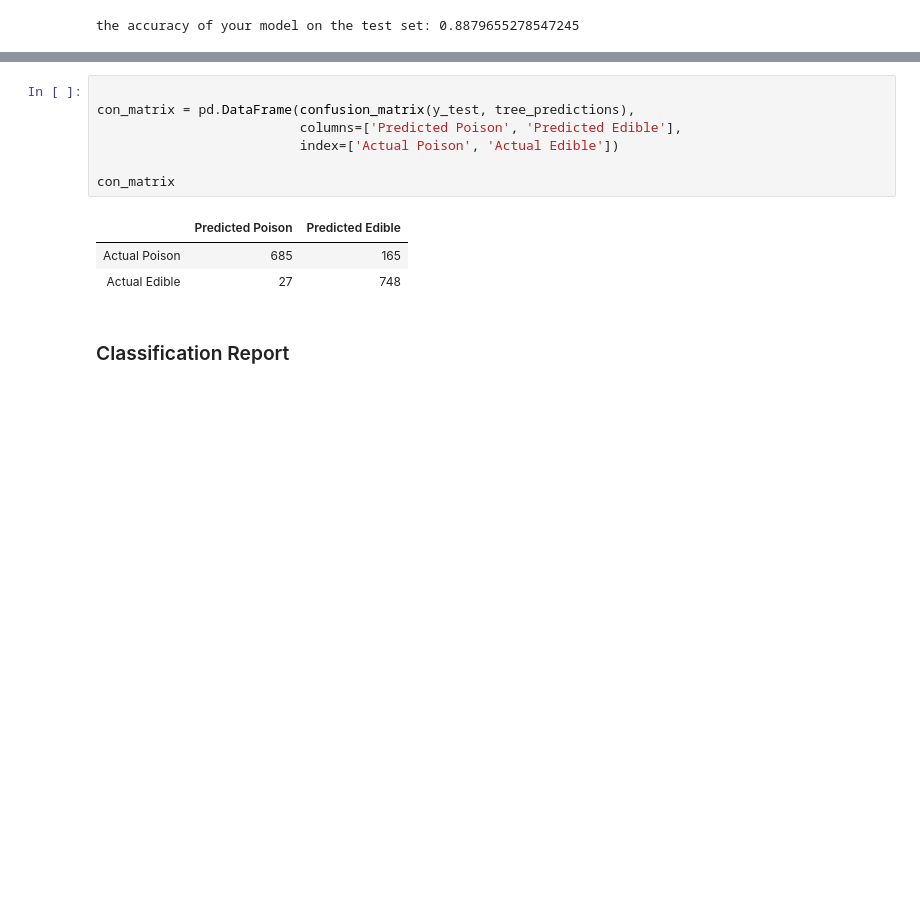
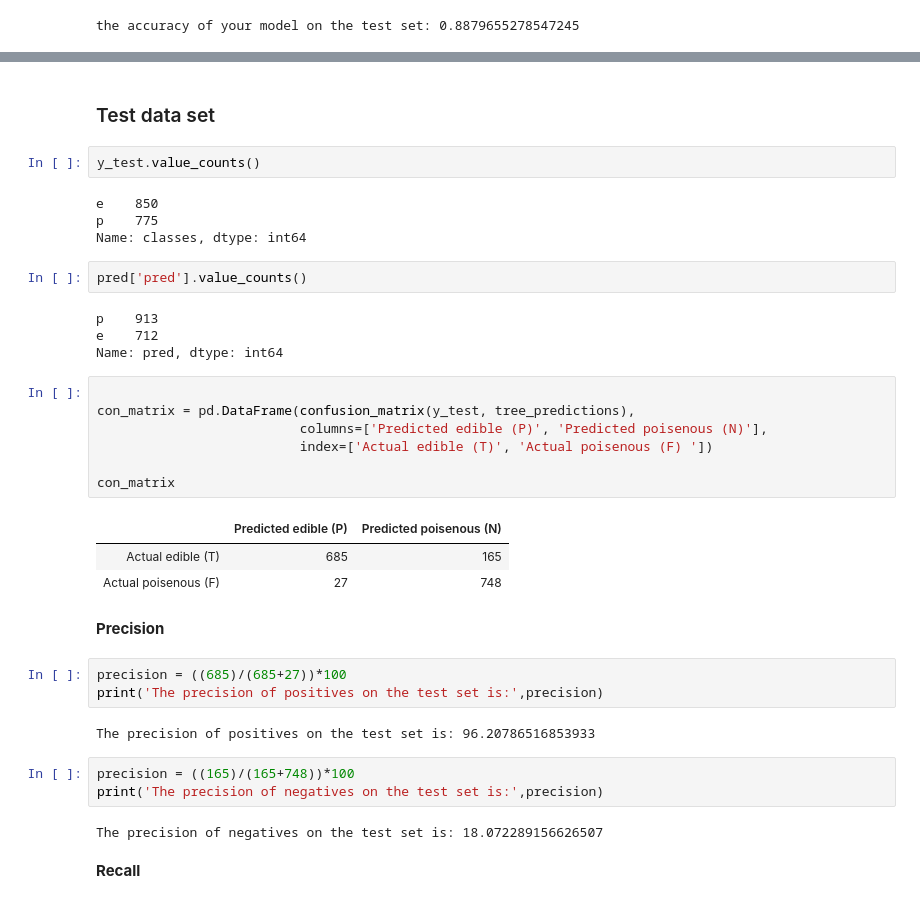
Before and after one commit to LeboSeribe/Decision_tree_model, a Jupyter notebook: Decision tree.ipynb, the cells around one changed output, grey strips where cells are left out. Drawn from its saved outputs; the diff is of its cells as text; blank space fills up the shorter version.

```diff
--- a/Decision tree.ipynb
+++ b/Decision tree.ipynb
@@ -300,13 +385,39 @@ con_matrix
+# %% [markdown]
+### Test data set
+# %%
+y_test.value_counts()
+# %% [output]
+e    850
+p    775
+Name: classes, dtype: int64
+# %%
+pred['pred'].value_counts()
+# %% [output]
+p    913
+e    712
+Name: pred, dtype: int64
 # %%
 
 con_matrix = pd.DataFrame(confusion_matrix(y_test, tree_predictions),
-                          columns=['Predicted Poison', 'Predicted Edible'],
-                          index=['Actual Poison', 'Actual Edible'])
+                          columns=['Predicted edible (P)', 'Predicted poisenous (N)'],
+                          index=['Actual edible (T)', 'Actual poisenous (F) '])
 
 con_matrix
 # %% [output]
-|  | Predicted Poison | Predicted Edible |
-| Actual Poison | 685 | 165 |
-| Actual Edible | 27 | 748 |
+|  | Predicted edible (P) | Predicted poisenous (N) |
+| Actual edible (T) | 685 | 165 |
+| Actual poisenous (F) | 27 | 748 |
-# %% [markdown]
-### Classification Report
+# %% [markdown]
+**Precision**
+# %%
+precision = ((685)/(685+27))*100
+print('The precision of positives on the test set is:',precision)
+# %% [output]
+The precision of positives on the test set is: 96.20786516853933
+# %%
+precision = ((165)/(165+748))*100
+print('The precision of negatives on the test set is:',precision)
+# %% [output]
+The precision of negatives on the test set is: 18.072289156626507
+# %% [markdown]
+**Recall**
```
Also changed, not shown: parts of 34 cells of this notebook.
